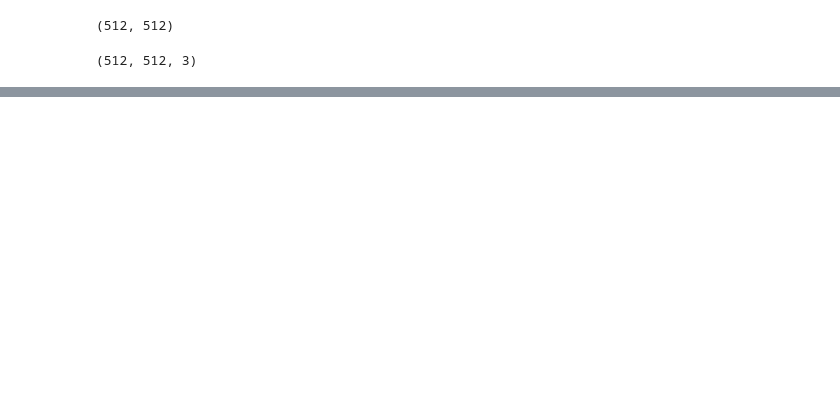
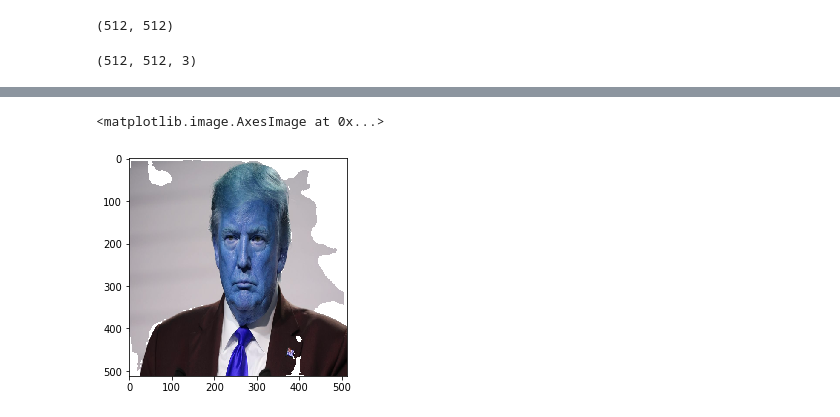
Before and after one commit to chcorophyll/deeplabv3plus, a Jupyter notebook: deeplabv3_test.ipynb, the cells around one changed output, grey strips where cells are left out. Saved outputs shown, nothing was run; the diff lists cells and outputs as text; code cells hidden in the pictures; blank space fills up the shorter version.

```diff
--- a/deeplabv3_test.ipynb
+++ b/deeplabv3_test.ipynb
@@ -146,0 +147,19 @@ plt.imshow(composed_img)
+# %%
+import cv2
+import numpy as np
+import matplotlib.pyplot as plt
+import tensorflow as tf
+import keras.backend as K
+from model import Deeplabv3
+from keras.models import Model
+from keras.layers import Conv2D, Lambda, Activation
+from keras.models import load_model
+from keras.optimizers import Adam
+%matplotlib inline
+
+
+K.clear_session()
+
+model = Deeplabv3(classes=2, backbone="xception", activation="sigmoid")
+model.load_weights("C:/Users/Administrator/Desktop/deeplab/face_model_weights.h5")
+model.summary()
@@ -146,0 +191,16 @@ plt.imshow(composed_img)
+# %%
+img_to_test_n = img_to_test / 127.5 - 1
+img_to_test_n = np.expand_dims(img_to_test_n, axis=0)
+res = model.predict(img_to_test_n)
+# %%
+mask = np.uint8(res[0, :, :, 0] > 0.92)
+inversed_mask = 1 - mask
+# inversed_mask = np.uint8(res[0, :, :, 1] > 0.90)
+bg = np.ones((512, 512, 3), dtype="uint8") * 255
+masked_img = cv2.bitwise_and(img_to_test, img_to_test, mask=mask)
+masked_bg = cv2.bitwise_and(bg, bg, mask=inversed_mask)
+composed_img = cv2.add(masked_img, masked_bg)
+plt.imshow(composed_img)
+# %% [output]
+<matplotlib.image.AxesImage at 0x...>
+[figure, added]
```
Also changed, not shown: parts of 6 cells of this notebook, 3 other files.
